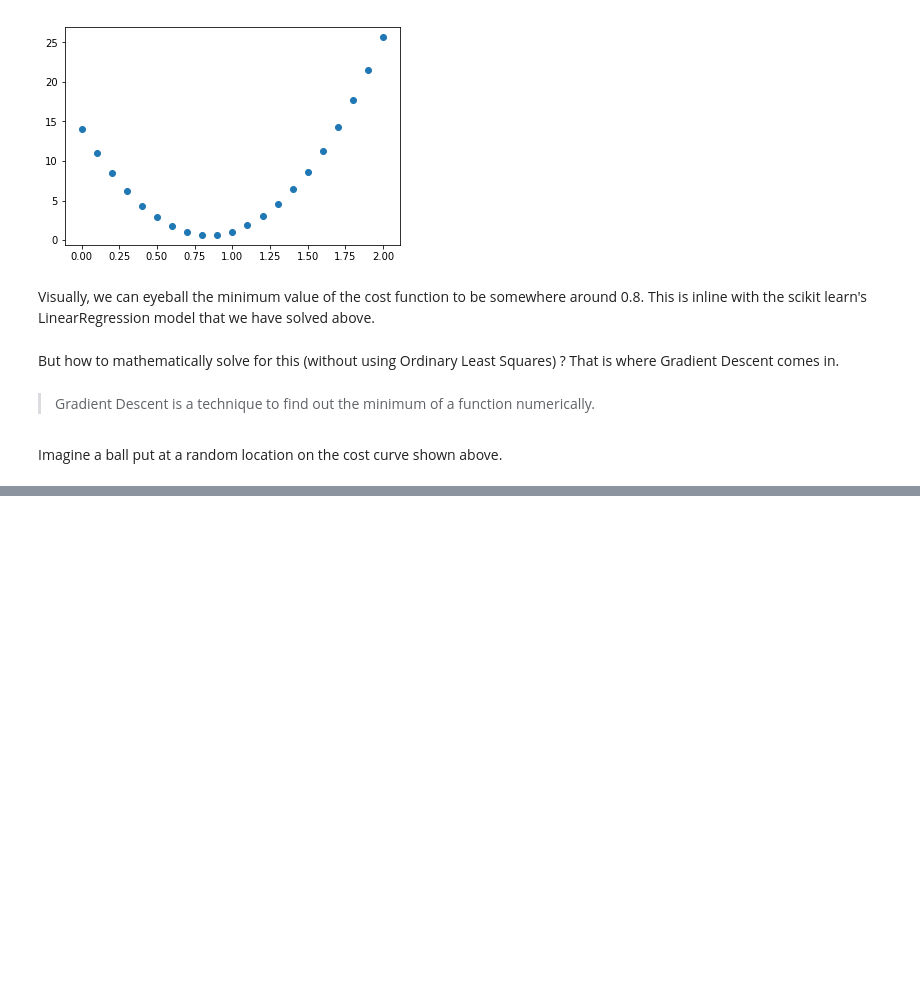
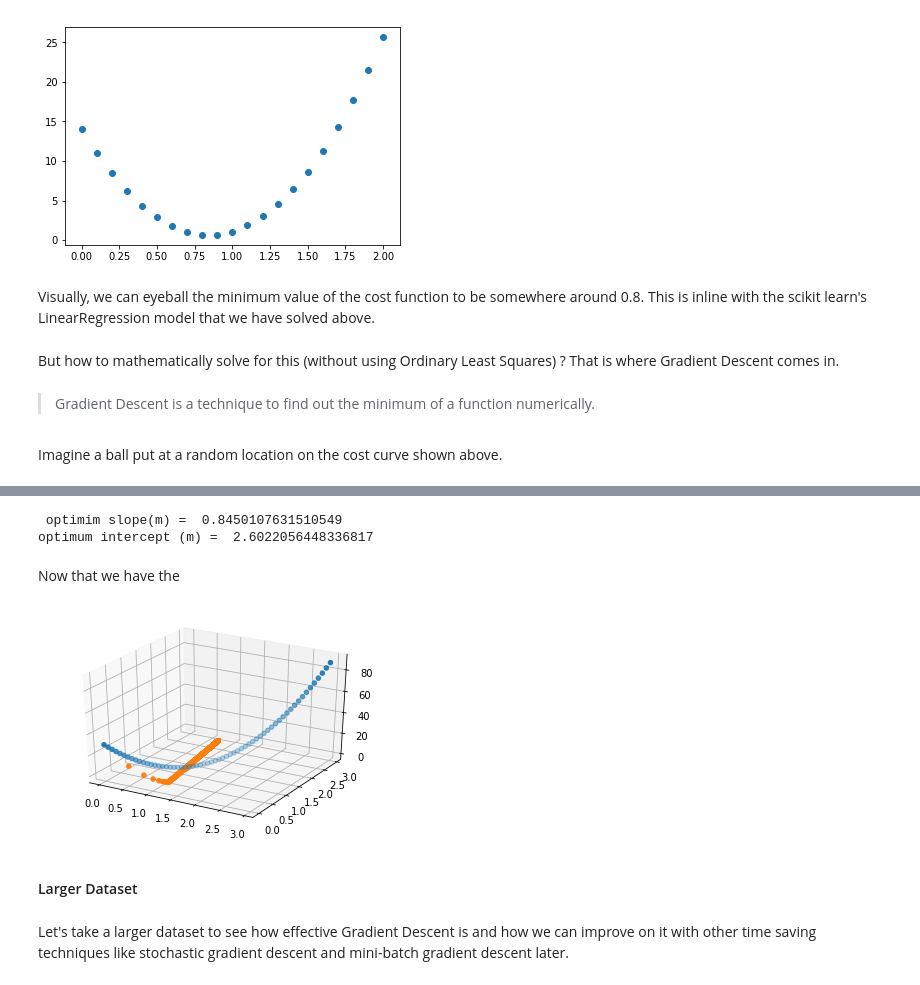
Before and after one commit to hotcode002/deep_learning, a Jupyter notebook: Week 1/gradient_descent.ipynb, the cells around one changed output, grey strips where cells are left out. Cells and saved outputs as stored; diff of their text form; code cells hidden in the pictures; blank space fills up the shorter version.

```diff
--- a/Week 1/gradient_descent.ipynb
+++ b/Week 1/gradient_descent.ipynb
@@ -304,0 +508,75 @@ Imagine a ball put at a random location on the cost curve shown above.
+# %%
+x = np.array([1,3,4,5,6,7,8,10])
+y = np.array([4,3,7,7,8,10,8,11])
+
+l_rate = 0.01 # Learning rate
+steps = 4000    # number of iterations ( steps )
+
+m = 0 # initial slope
+b = 0 # initial intercept
+
+n = float(len(x))
+
+m_array = []
+b_array = []
+
+# Start Gradient Descent
+for step in range(steps) :
+    y_pred = m * x + b
+
+    # Derivative of the cost function w.r.t slope (m)
+    m_der  = (-1/n) * sum( (y - y_pred) * x)
+    # Derivative of the cost function w.r.t intercept (b)
+    b_der  = (-1/n) * sum( y-y_pred )
+
+    # move m
+    m = m -  l_rate * m_der
+    b = b -  l_rate * b_der
+
+    # gather the slope and intercept in an array to plot later
+    m_array.append(m)
+    b_array.append(b)
+
+print (" optimim slope(m) = ", m)
+print ( "optimum intercept (m) = ", b)
+# %% [output]
+ optimim slope(m) =  0.8450107631510549
+optimum intercept (m) =  2.6022056448336817
+# %% [markdown]
+Now that we have the
+# %%
+slope_values     = np.arange(start=0,stop=3,step=0.05)
+intercept_values = np.arange(start=0,stop=3,step=0.05)
+
+n = len(y)
+
+cost_function = []
+
+for index, slope in enumerate(slope_values) :
+    cost = 0
+    for i in range(n):
+        cost = cost + (1/(2*n)) * ( (y[i] - slope_values[index] * x[i] - intercept_values[index]) ** 2 )
+    cost_function.append(cost)
+
+slope_values_new     = m_array
+intercept_values_new = b_array
+
+cost_function_new = []
+for index, slope in enumerate(slope_values_new) :
+    cost = 0
+    for i in range(n):
+        cost = cost + (1/(2*n)) * ( (y[i] - slope_values_new[index] * x[i] - intercept_values_new[index]) ** 2 )
+    cost_function_new.append(cost)
+
+fig = plt.figure()
+ax = fig.add_subplot(111, projection='3d')
+ax.scatter(slope_values, intercept_values, cost_function,marker='o')
+ax.scatter(slope_values_new, intercept_values_new, cost_function_new,marker='o')
+
+plt.show()
+# %% [output]
+[figure, added]
+# %% [markdown]
+#### Larger Dataset
+# %% [markdown]
+Let's take a larger dataset to see how effective Gradient Descent is and how we can improve on it with other time saving techniques like stochastic gradient descent and mini-batch gradient descent later.
```
Also changed, not shown: parts of 52 cells of this notebook, 8 other files.
